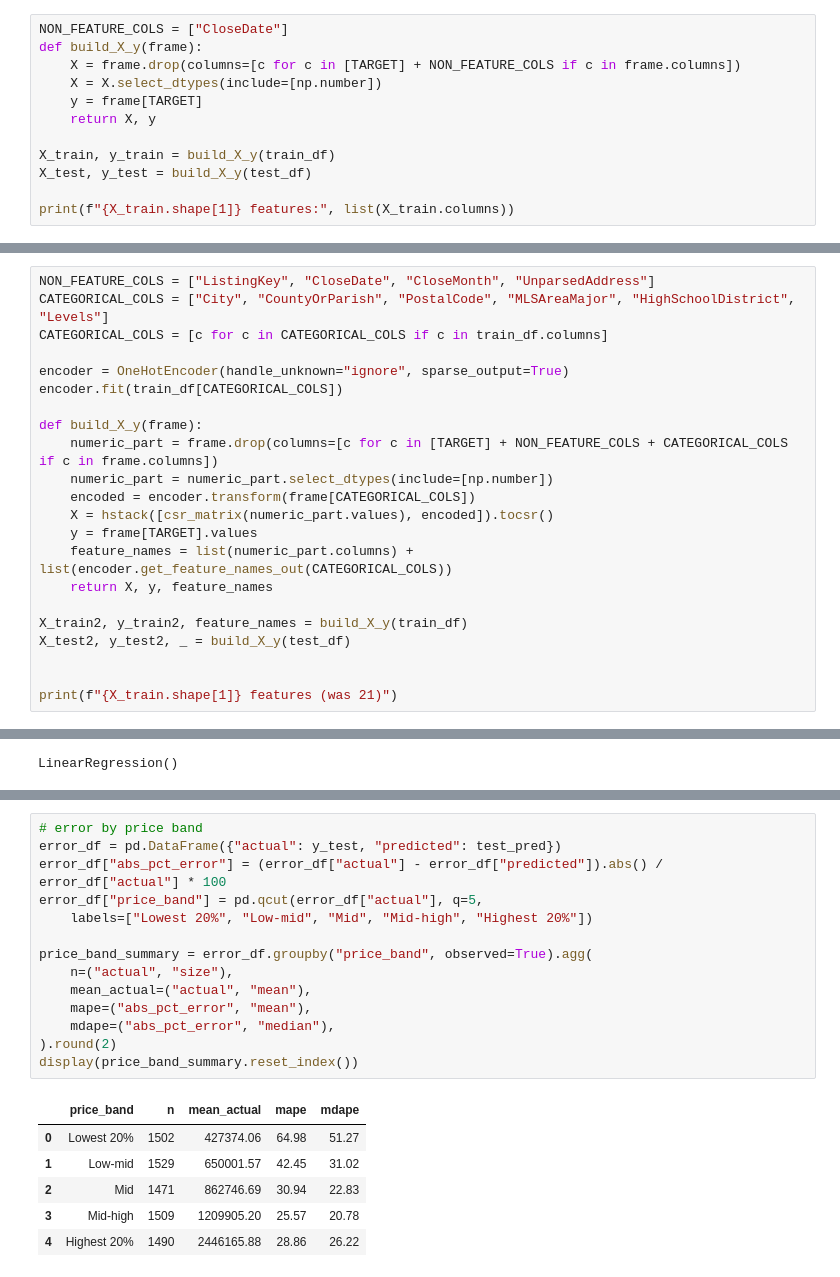
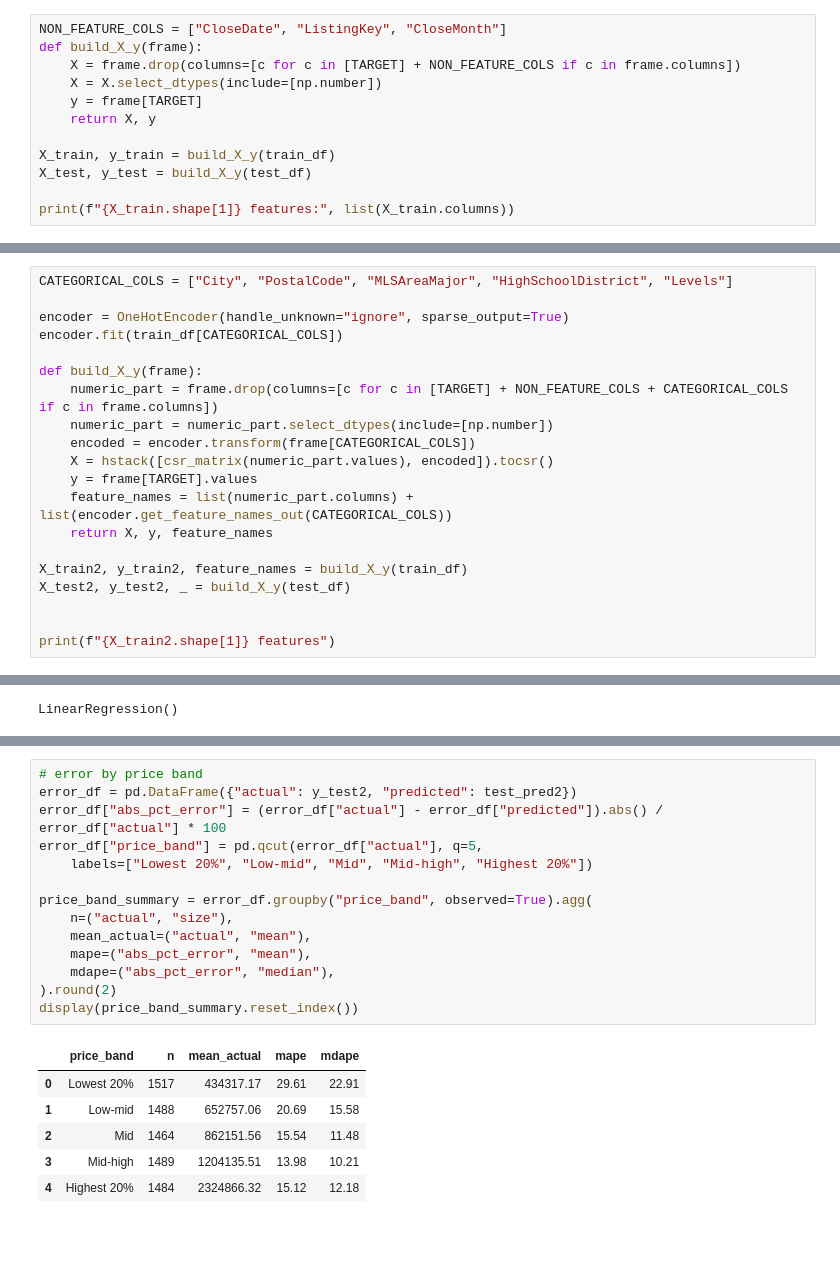
Before and after one commit to Zahi-Rahman/IDX-Exchange-DS-Project, a Jupyter notebook: notebooks/03_baseline_model.ipynb, the cells around one changed output, grey strips where cells are left out. Drawn from its saved outputs; the diff is of its cells as text; blank space fills up the shorter version.

```diff
--- a/notebooks/03_baseline_model.ipynb
+++ b/notebooks/03_baseline_model.ipynb
@@ -31,5 +29,5 @@ Create X and Y train and test sets
 # %%
-NON_FEATURE_COLS = ["CloseDate"]
+NON_FEATURE_COLS = ["CloseDate", "ListingKey", "CloseMonth"]
 def build_X_y(frame):
     X = frame.drop(columns=[c for c in [TARGET] + NON_FEATURE_COLS if c in frame.columns])
     X = X.select_dtypes(include=[np.number])
@@ -75,7 +73,5 @@ RMSE(test):  $607,378
 # %%
-NON_FEATURE_COLS = ["ListingKey", "CloseDate", "CloseMonth", "UnparsedAddress"]
-CATEGORICAL_COLS = ["City", "CountyOrParish", "PostalCode", "MLSAreaMajor", "HighSchoolDistrict", "Levels"]
-CATEGORICAL_COLS = [c for c in CATEGORICAL_COLS if c in train_df.columns]
+CATEGORICAL_COLS = ["City", "PostalCode", "MLSAreaMajor", "HighSchoolDistrict", "Levels"]
 
 encoder = OneHotEncoder(handle_unknown="ignore", sparse_output=True)
 encoder.fit(train_df[CATEGORICAL_COLS])
@@ -93,5 +89,5 @@ X_train2, y_train2, feature_names = build_X_y(train_df)
 X_test2, y_test2, _ = build_X_y(test_df)
 
 
-print(f"{X_train.shape[1]} features (was 21)")
+print(f"{X_train2.shape[1]} features")
 # %% [output]
@@ -174,24 +166,24 @@ display(summary_df.reset_index())
 # %%
 # error by price band
-error_df = pd.DataFrame({"actual": y_test, "predicted": test_pred})
+error_df = pd.DataFrame({"actual": y_test2, "predicted": test_pred2})
 error_df["abs_pct_error"] = (error_df["actual"] - error_df["predicted"]).abs() / error_df["actual"] * 100
 error_df["price_band"] = pd.qcut(error_df["actual"], q=5,
     labels=["Lowest 20%", "Low-mid", "Mid", "Mid-high", "Highest 20%"])
 
 price_band_summary = error_df.groupby("price_band", observed=True).agg(
     n=("actual", "size"),
     mean_actual=("actual", "mean"),
     mape=("abs_pct_error", "mean"),
     mdape=("abs_pct_error", "median"),
 ).round(2)
 display(price_band_summary.reset_index())
 # %% [output]
 |  | price_band | n | mean_actual | mape | mdape |
-| 0 | Lowest 20% | 1502 | 427374.06 | 64.98 | 51.27 |
-| 1 | Low-mid | 1529 | 650001.57 | 42.45 | 31.02 |
-| 2 | Mid | 1471 | 862746.69 | 30.94 | 22.83 |
-| 3 | Mid-high | 1509 | 1209905.20 | 25.57 | 20.78 |
-| 4 | Highest 20% | 1490 | 2446165.88 | 28.86 | 26.22 |
+| 0 | Lowest 20% | 1517 | 434317.17 | 29.61 | 22.91 |
+| 1 | Low-mid | 1488 | 652757.06 | 20.69 | 15.58 |
+| 2 | Mid | 1464 | 862151.56 | 15.54 | 11.48 |
+| 3 | Mid-high | 1489 | 1204135.51 | 13.98 | 10.21 |
+| 4 | Highest 20% | 1484 | 2324866.32 | 15.12 | 12.18 |
 # %%
 # error by MLS area
 error_df["MLSAreaMajor"] = test_df["MLSAreaMajor"].values
```
Also changed, not shown: parts of 24 cells of this notebook.
